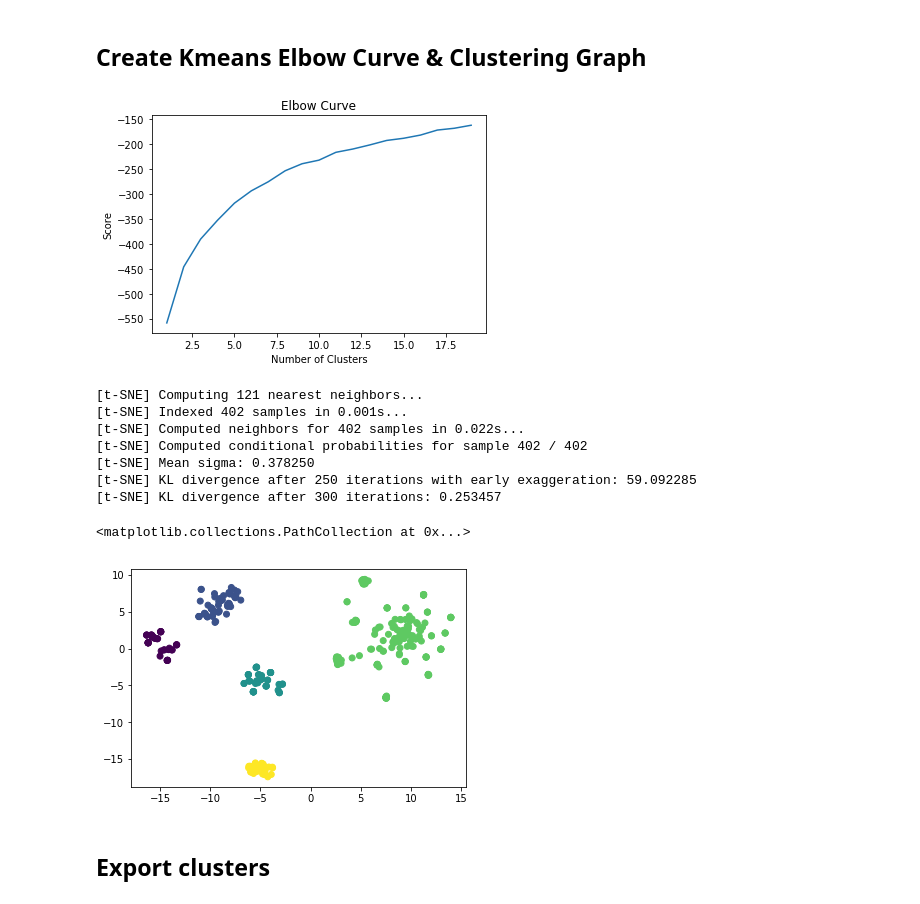
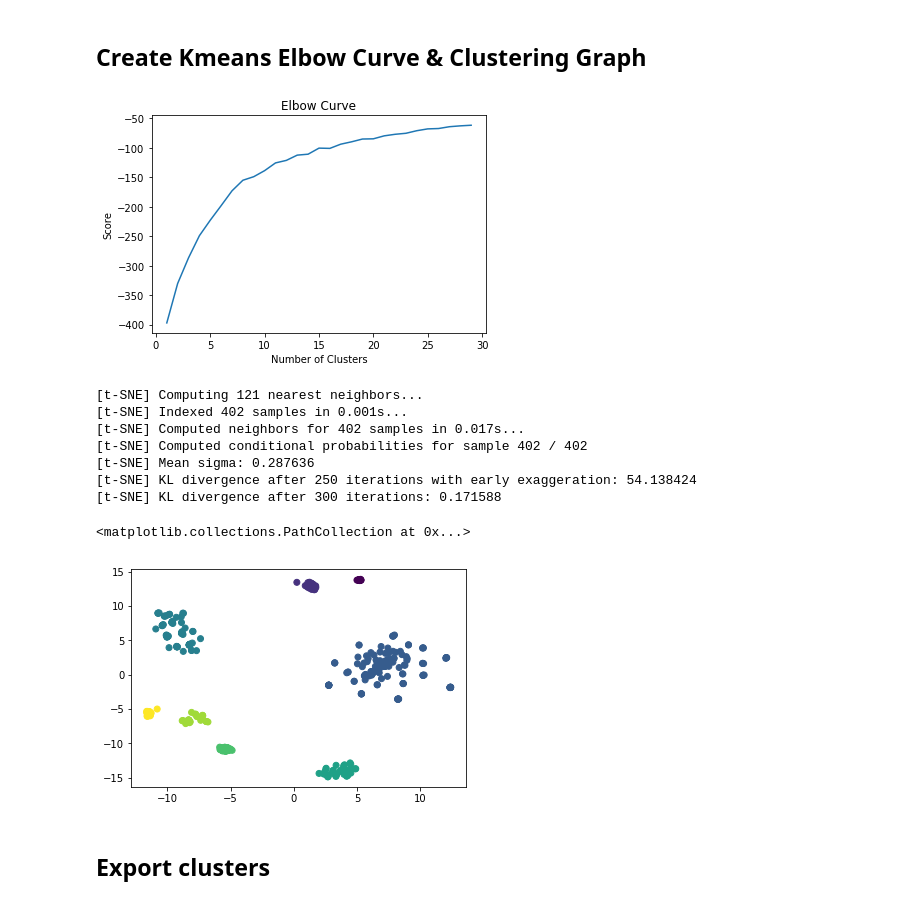
Before and after one commit to alex-miao/tripadvisor-recommender-system, a Jupyter notebook: TripAdvisor.ipynb, the cells around one changed output. Saved outputs shown, nothing was run; the diff lists cells and outputs as text; code cells hidden in the pictures.

Commit message:
hotel on hotel

```diff
--- a/TripAdvisor.ipynb
+++ b/TripAdvisor.ipynb
@@ -2,0 +16,7 @@
+# %%
+#Clean data to get rid of NaN and categorical variables through ones hot encoding
+#df.loc[df['city_name'] == 'Brookyln']
+df = hotels.loc[hotels['city_name'] == 'New York City']
+df = pd.get_dummies(data=hotels, columns=['hotel_type','parent_brand_name'])
+df.dropna(inplace = True)
+df.drop(['hotel_id','hotel_name','brand_name','city_name'],axis = 1,inplace = True)
@@ -3,76 +29,53 @@
+# %%
+#Cluster the data
+clmns = list(df)
+Nc = range(1, 30)
+kmeans = [KMeans(n_clusters=i, random_state=0) for i in Nc]
+score = [kmeans[i].fit(df).score(df) for i in range(len(kmeans))]
 # %%
-import pandas as pd
-from scipy import stats
-from sklearn.cluster import KMeans
-from sklearn import preprocessing
-import matplotlib.pyplot as plt
-import seaborn as sns
-import numpy
-import pylab as pl
-
-#Import data
-hotels = pd.read_csv('hotel_data.csv')
-activity = pd.read_csv('activity_data.csv')
-
-#Clean data to get rid of NaN and categorical variables through ones hot encoding
-df = pd.get_dummies(data=hotels, columns=['hotel_type','city_name','parent_brand_name'])
-df.dropna(inplace = True)
-df.drop(['hotel_id','hotel_name','brand_name'],axis = 1,inplace = True)
-
-#Scale values from 0 to 1
-x = df.values
-min_max_scaler = preprocessing.MinMaxScaler()
-x_scaled = min_max_scaler.fit_transform(x)
-df = pd.DataFrame(x_scaled)
-
-#Cluster the data
-clmns = list(df)
-Nc = range(1, 20)
-kmeans = [KMeans(n_clusters=i, random_state=0) for i in Nc]
-score = [kmeans[i].fit(df[clmns]).score(df[clmns]) for i in range(len(kmeans))]
-
+#Plot Elbow Curve
 pl.plot(Nc,score)
 pl.xlabel('Number of Clusters')
 pl.ylabel('Score')
 pl.title('Elbow Curve')
 pl.show()
 
 clmns = list(df)
-kmeans = KMeans(n_clusters=5, random_state=0)
+kmeans = KMeans(n_clusters = 8, random_state = 0)
 kmeans.fit(df)
 labels = kmeans.labels_
 
 #Find centers
 centers = np.array(kmeans.cluster_centers_)
 
 #Glue back to original data
 df['clusters'] = labels
 
 #Add the column into our list
 clmns.extend(['clusters'])
 
 #Lets analyze the clusters
 df.groupby(['clusters']).mean()
 
 #run the clusters on a T sne
-tsne = TSNE(n_components = 2, verbose =1 , perplexity = 40, n_iter=300)
+tsne = TSNE(n_components = 2, verbose = 1 , perplexity = 40, n_iter=300)
 output = tsne.fit_transform(df.loc[:])
 
 #visualize clusters
 list1 = [i[0] for i in output]
 list2 = [i[1] for i in output]
-plt.scatter(list1,list2, c=labels)
+plt.scatter(list1,list2, c = labels)
 # %% [output]
-[figure, old version]
+[figure, new version]
 [t-SNE] Computing 121 nearest neighbors...
 [t-SNE] Indexed 402 samples in 0.001s...
-[t-SNE] Computed neighbors for 402 samples in 0.022s...
+[t-SNE] Computed neighbors for 402 samples in 0.017s...
 [t-SNE] Computed conditional probabilities for sample 402 / 402
-[t-SNE] Mean sigma: 0.378250
-[t-SNE] KL divergence after 250 iterations with early exaggeration: 59.092285
-[t-SNE] KL divergence after 300 iterations: 0.253457
+[t-SNE] Mean sigma: 0.287636
+[t-SNE] KL divergence after 250 iterations with early exaggeration: 54.138424
+[t-SNE] KL divergence after 300 iterations: 0.171588
 <matplotlib.collections.PathCollection at 0x...>
-[figure, old version]
+[figure, new version]
 # %% [markdown]
 ## Export clusters
 # %%
```
Also changed, not shown: parts of 6 cells of this notebook.
